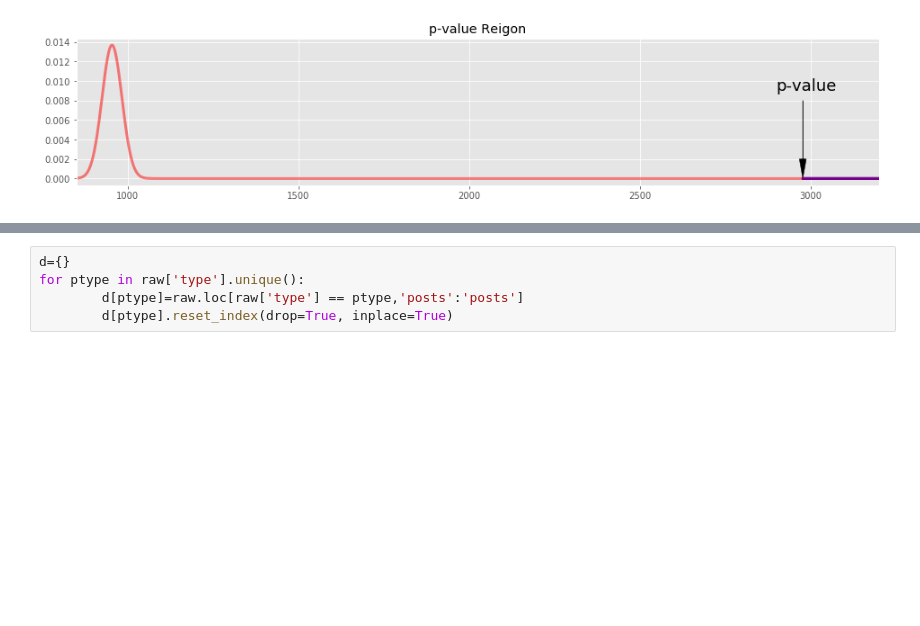
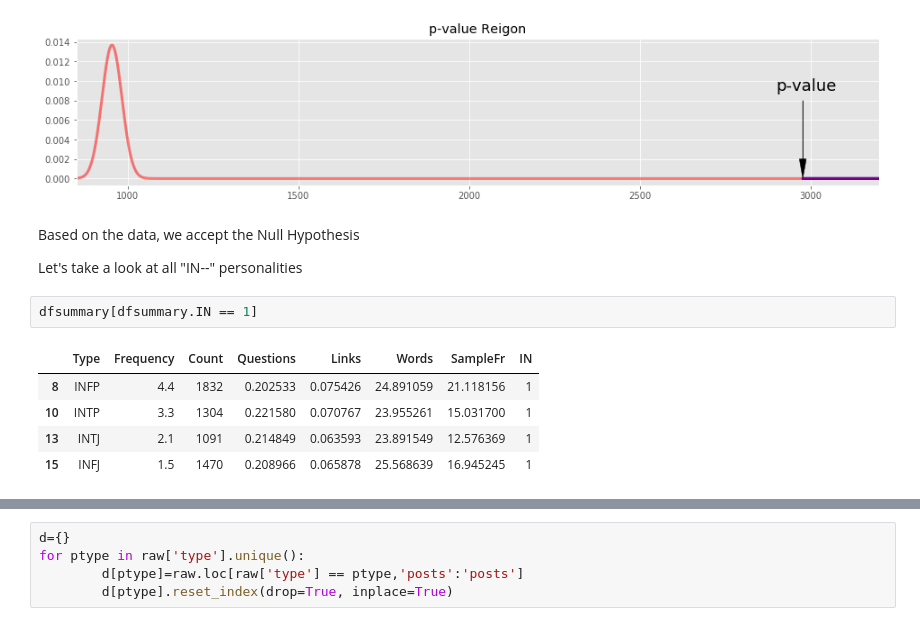
Before and after one commit to Vega-daniel/Predicting_personality, a Jupyter notebook: Personality_Predictor.ipynb, the cells around one changed output, grey strips where cells are left out. Cells and saved outputs as stored; diff of their text form; blank space fills up the shorter version.

```diff
--- a/Personality_Predictor.ipynb
+++ b/Personality_Predictor.ipynb
@@ -258,3 +267,15 @@ ax.set_title("p-value Reigon")
 fig.savefig('pvalue.png')
 # %% [output]
 [figure]
+# %% [markdown]
+Based on the data, we accept the Null Hypothesis
+
+Let's take a look at all "IN--" personalities
+# %%
+dfsummary[dfsummary.IN == 1]
+# %% [output]
+|  | Type | Frequency | Count | Questions | Links | Words | SampleFr | IN |
+| 8 | INFP | 4.4 | 1832 | 0.202533 | 0.075426 | 24.891059 | 21.118156 | 1 |
+| 10 | INTP | 3.3 | 1304 | 0.221580 | 0.070767 | 23.955261 | 15.031700 | 1 |
+| 13 | INTJ | 2.1 | 1091 | 0.214849 | 0.063593 | 23.891549 | 12.576369 | 1 |
+| 15 | INFJ | 1.5 | 1470 | 0.208966 | 0.065878 | 25.568639 | 16.945245 | 1 |
```
Also changed, not shown: parts of 37 cells of this notebook, 2 other files.
